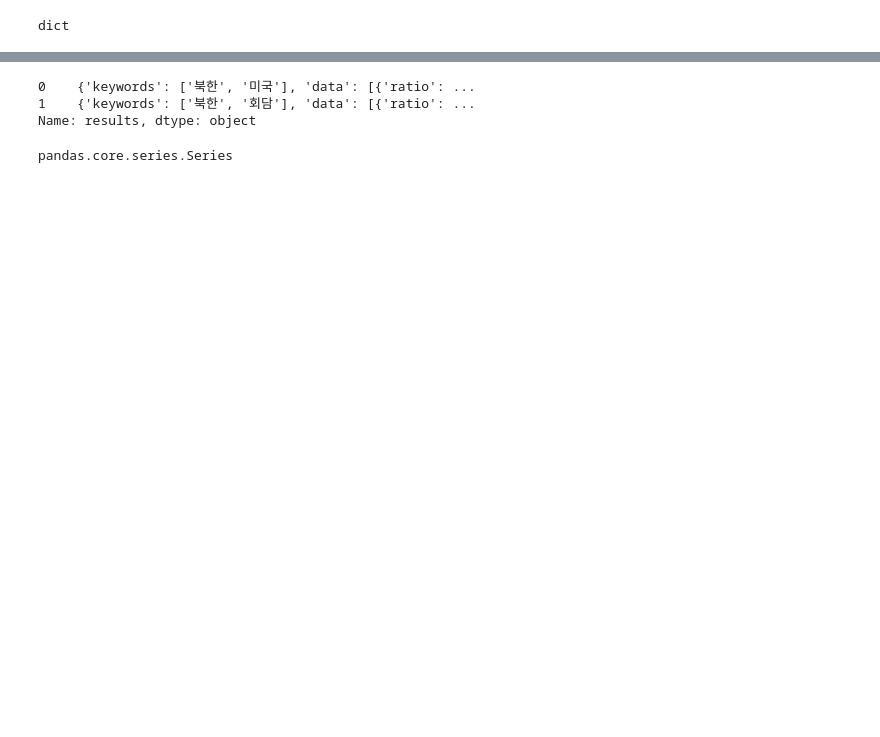
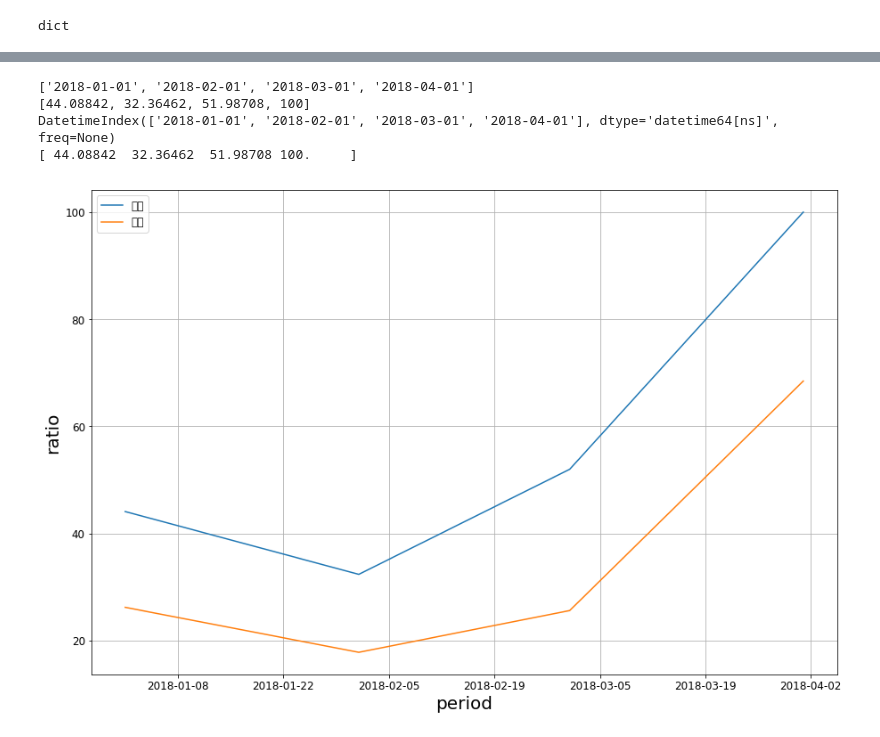
Before and after one commit to NinCastle/study_for_crawling, a Jupyter notebook: Naver Data Lap Crawling(using API).ipynb, the cells around one changed output, grey strips where cells are left out. Saved outputs shown, nothing was run; the diff lists cells and outputs as text; code cells hidden in the pictures; blank space fills up the shorter version.

Commit message:
20180615 add graph

```diff
--- a/Naver Data Lap Crawling(using API).ipynb
+++ b/Naver Data Lap Crawling(using API).ipynb
@@ -209,15 +169,63 @@ list
-# %%
-import numpy as np
-import pandas as pd
-
-df = pd.DataFrame.from_dict(data)
-results_df = df['results']
-results_df
-# %% [output]
-0    {'keywords': ['북한', '미국'], 'data': [{'ratio': ...
-1    {'keywords': ['북한', '회담'], 'data': [{'ratio': ...
-Name: results, dtype: object
-# %%
-type(results_df)
-# %% [output]
-pandas.core.series.Series
+# %%
+import numpy as np
+import pandas as pd
+from datetime import datetime
+from dateutil.parser import parse
+import matplotlib.pyplot as plt
+
+x_1 = []
+y_1 = []
+
+x_2 = []
+y_2 = []
+
+for i in range(len(data['results'][0]['data'])):
+#     print(i)
+#     print(data['results'][i])
+#     print(data['results'][i]['data'])
+#     x = []
+#     y = []
+
+    x_1.append(data['results'][0]['data'][i]['period'])
+    y_1.append(data['results'][0]['data'][i]['ratio'])
+
+    x_2.append(data['results'][1]['data'][i]['period'])
+    y_2.append(data['results'][1]['data'][i]['ratio'])
+
+
+
+#     for j in range(len(data['results'][i]['data'])):
+# #         print(data['results'][i]['data'][j])
+# #         print(data['results'][i]['data'][j]['ratio'])
+# #         print(data['results'][i]['data'][j]['period'])
+#         date_fc = pandas.to_datetime(data['results'][i]['data'][j]['period'])
+# #         value = pandas.to_numeric(data['results'][i]['data'][j]['ratio'])
+#         x.append(data['results'][0]['data'][j]['period'])
+#         y.append(data['results'][i]['data'][j]['ratio'])
+
+#     print(type(value), value)
+print(x_1)
+print(y_1)
+# date_fc = pandas.to_datetime(data['results'][0]['data'][i]['period'])
+
+x_1 = pandas.to_datetime(x_1)
+y_1 = pandas.to_numeric(y_1)
+x_2 = pandas.to_datetime(x_2)
+y_2 = pandas.to_numeric(y_2)
+print(x)
+print(y)
+plt.figure(figsize=(15,10))
+plt.grid()
+plt.plot(x_1, y_1, label = data['results'][0]['title'])
+plt.plot(x_2, y_2, label = data['results'][1]['title'])
+plt.rc('font', size=12)
+plt.xlabel("period", fontsize=20)
+plt.ylabel("ratio", fontsize=20)
+plt.legend()
+plt.show()
+# %% [output]
+['2018-01-01', '2018-02-01', '2018-03-01', '2018-04-01']
+[44.08842, 32.36462, 51.98708, 100]
+DatetimeIndex(['2018-01-01', '2018-02-01', '2018-03-01', '2018-04-01'], dtype='datetime64[ns]', freq=None)
+[ 44.08842  32.36462  51.98708 100.     ]
+[figure, added]
```
Also changed, not shown: parts of 6 cells of this notebook.
